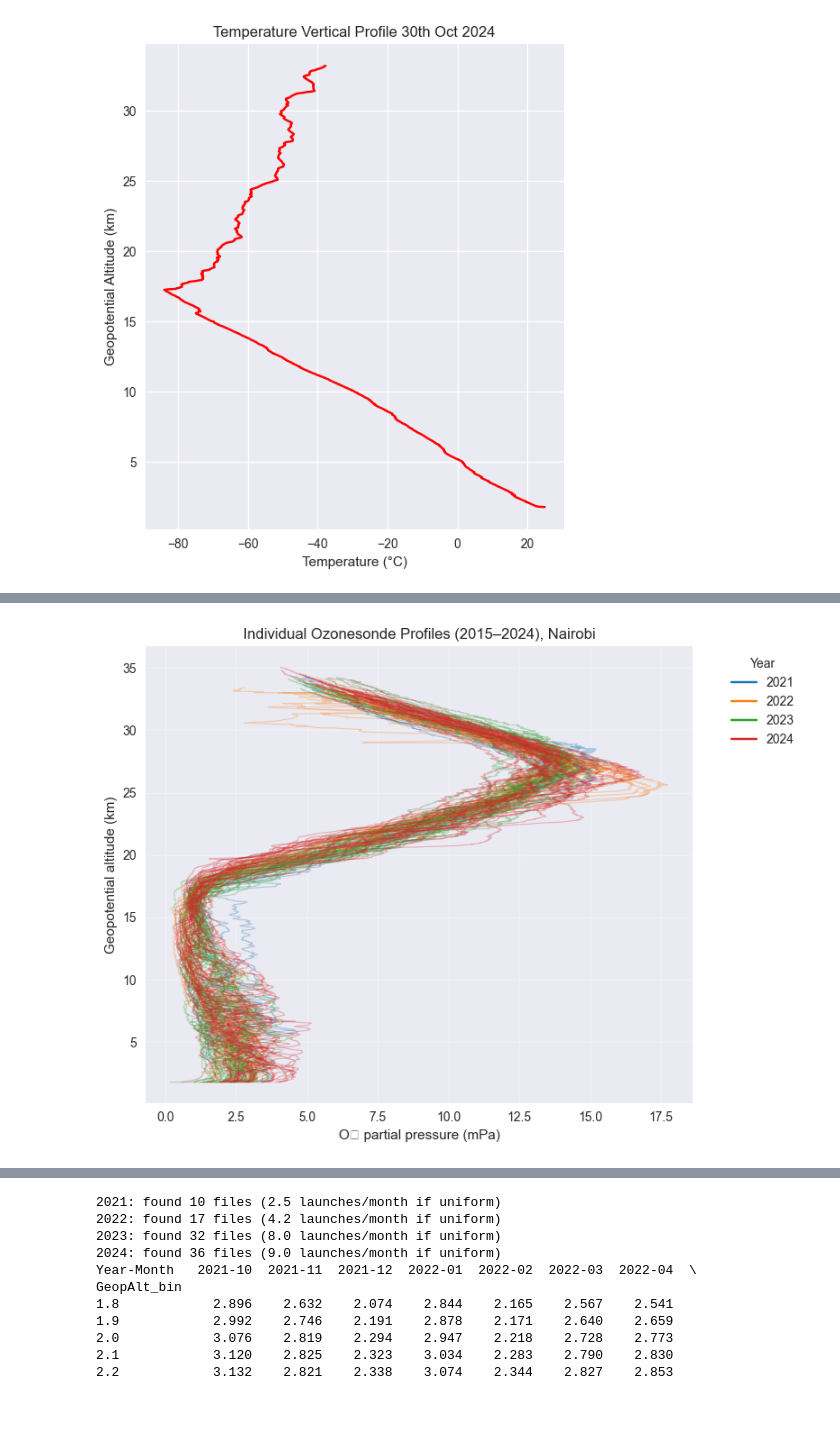
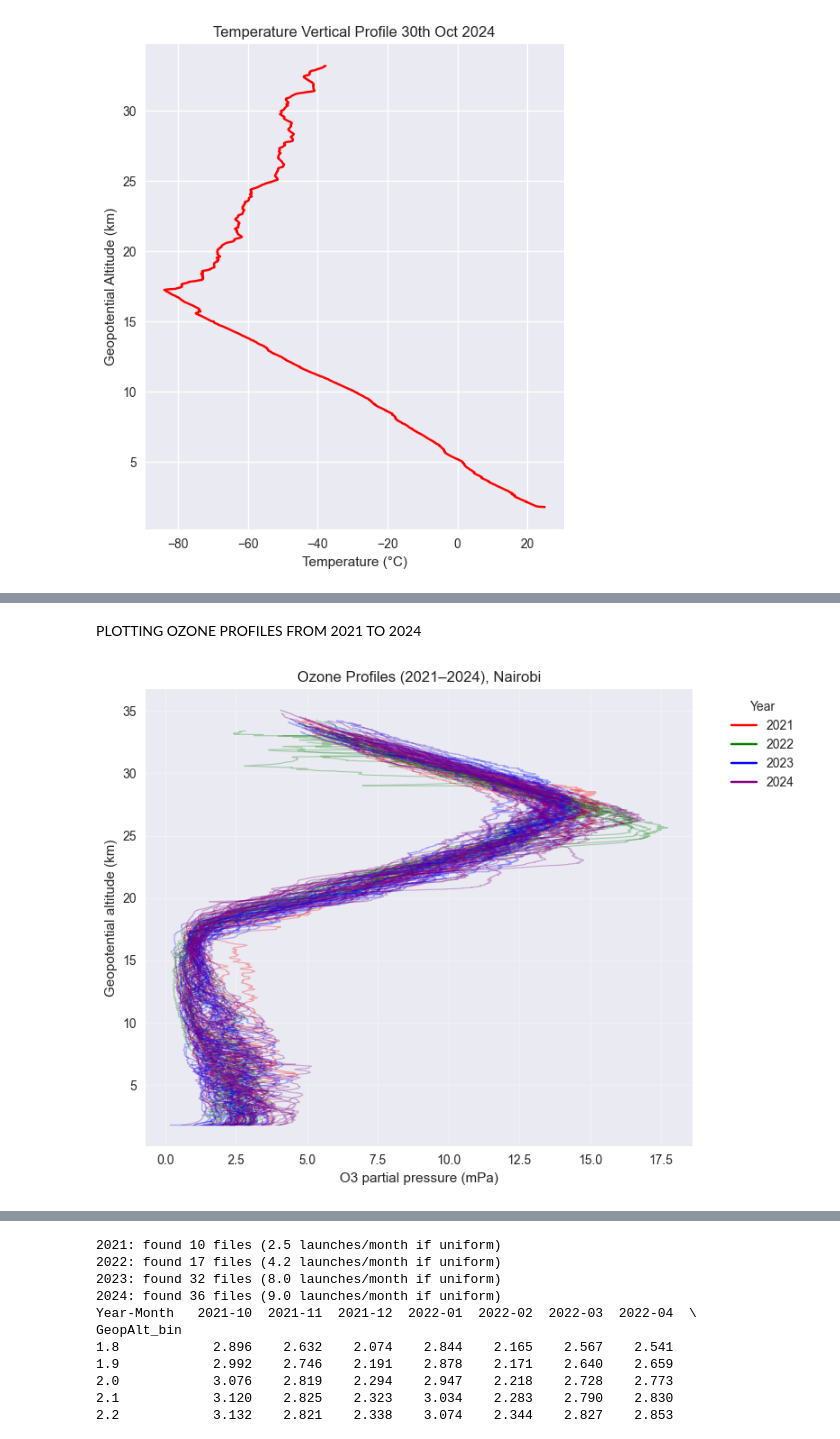
Before and after one commit to MUTUKU-1/WORLD_OZONE_DAY, a Jupyter notebook: worldozoneday.ipynb, the cells around one changed output, grey strips where cells are left out. Saved outputs shown, nothing was run; the diff lists cells and outputs as text; code cells hidden in the pictures; blank space fills up the shorter version.

```diff
--- a/worldozoneday.ipynb
+++ b/worldozoneday.ipynb
@@ -222,3 +226,5 @@ Total rows: 404786
+# %% [markdown]
+PLOTTING OZONE PROFILES FROM 2021 TO 2024
 # %%
 import re
 from pathlib import Path
@@ -226,17 +232,30 @@ from pathlib import Path
 import pandas as pd
 import matplotlib.pyplot as plt
 
-# 1. Setup
+# Data Setup
 base_dir = Path("Ozonesondes")
-years    = range(2021, 2025)         # now covers 2021, 2022, 2023, 2024
-exts     = {".txt", ".dat", ".tab"}  # accepted extensions
+years    = range(2021, 2025)
+exts     = {".txt", ".dat", ".tab"}
 
-# 2. Prepare figure
+# Suppress warnings messages
+import warnings
+warnings.filterwarnings(
+    "ignore",
+    message="Glyph.*missing from font.*"
+)
+
+# Prepare figure
 fig, ax = plt.subplots(figsize=(8, 6))
-cmap   = plt.get_cmap("tab10")
-colors = {yr: cmap(i % cmap.N) for i, yr in enumerate(years)}
 
-# 3. Loop over each file and plot its profile
+# Explicit color mapping by year
+colors = {
+    2021: "red",
+    2022: "green",
+    2023: "blue",
+    2024: "purple"
+}
+
+# Loop over each file and plot its profile
 for yr in years:
     year_dir = base_dir / f"shadoz_nairobi_{yr}_V06"
     if not year_dir.is_dir():
@@ -246,7 +265,7 @@ for yr in years:
         if fn.suffix.lower() not in exts:
             continue
 
-        # 3a) locate header
+        # locate header
         with fn.open() as f:
             for i, line in enumerate(f):
                 if line.lstrip().startswith("Time") and "O3_mPa" in line:
@@ -256,7 +275,7 @@ for yr in years:
             else:
                 continue
 
-        # 3b) read geopotential altitude & ozone
+        # Read geopotential altitude & ozone
         cols = header_line.strip().split()
         df   = pd.read_csv(
             fn,
@@ -264,39 +283,39 @@ for yr in years:
             engine="python",
             names=cols,
             skiprows=header_idx + 1,
             usecols=["GeopAlt","O3_mPa"],
             na_values=9000,
             comment="C"
         )
 
-        # 3c) drop invalids
+        # Drop invalids
         df["GeopAlt"] = pd.to_numeric(df["GeopAlt"], errors="coerce")
-        df["O3_mPa"]  = pd.to_numeric(df["O3_mPa"],  errors="coerce")
+        df["O3_mPa"]  = pd.to_numeric(df["O3_mPa"], errors="coerce")
         df = df.dropna(subset=["GeopAlt","O3_mPa"])
         if df.empty:
             continue
 
-        # 3d) plot
+        # Ozone Profile plot
         ax.plot(
             df["O3_mPa"],
             df["GeopAlt"],
             color=colors[yr],
             alpha=0.3,
             linewidth=0.8
         )
 
-# 4. Finalize plot
-ax.set_xlabel("O₃ partial pressure (mPa)")
+# Finalize plot
+ax.set_xlabel("O3 partial pressure (mPa)")
 ax.set_ylabel("Geopotential altitude (km)")
-ax.set_title("Individual Ozonesonde Profiles (2015–2024), Nairobi")
+ax.set_title("Ozone Profiles (2021–2024), Nairobi")
 ax.grid(alpha=0.3)
 
-# 5. Legend
+# Legend
 for yr in years:
     ax.plot([], [], color=colors[yr], label=str(yr))
-ax.legend(title="Year", bbox_to_anchor=(1.05,1), loc="upper left")
+ax.legend(title="Year", bbox_to_anchor=(1.05, 1), loc="upper left")
 
 plt.tight_layout()
 plt.show()
 # %% [output]
-[figure, old version]
+[figure, new version]
```
Also changed, not shown: parts of 35 cells of this notebook, 2 other files.
